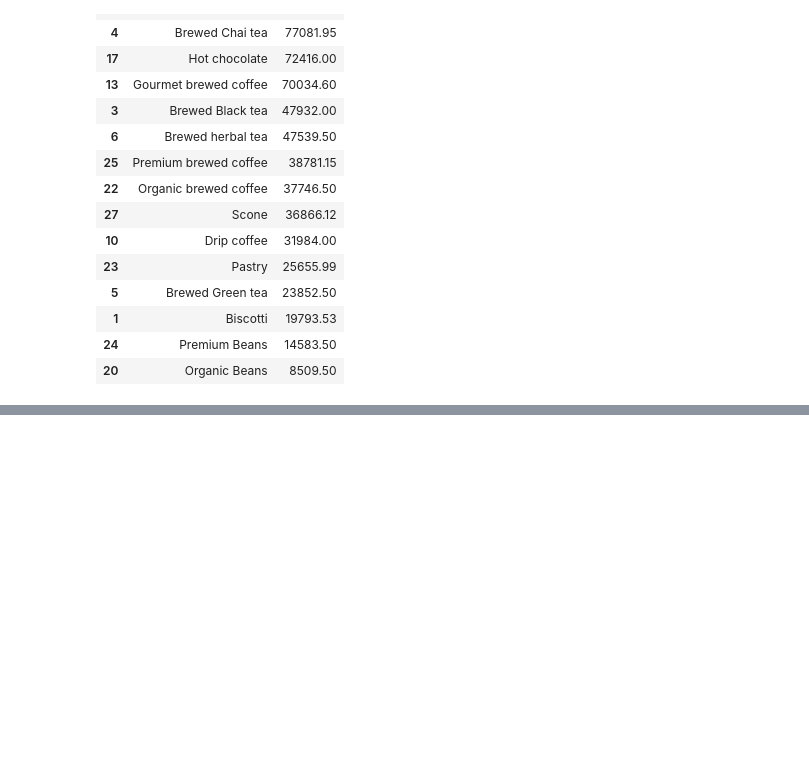
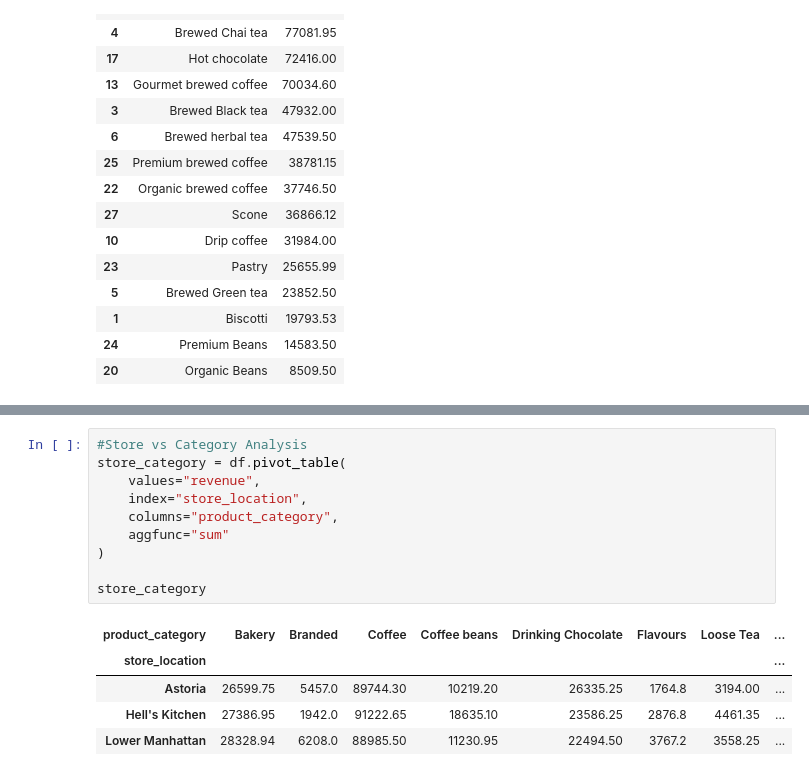
Before and after one commit to AN-ai-del/coffee-sales-trend-analysis, a Jupyter notebook: notebooks/EDA.ipynb, the cells around one changed output, grey strips where cells are left out. Drawn from its saved outputs; the diff is of its cells as text; blank space fills up the shorter version.

```diff
--- a/notebooks/EDA.ipynb
+++ b/notebooks/EDA.ipynb
@@ -589,0 +605,16 @@ product_type_revenue.head(15)
+# %%
+#Store vs Category Analysis
+store_category = df.pivot_table(
+    values="revenue",
+    index="store_location",
+    columns="product_category",
+    aggfunc="sum"
+)
+
+store_category
+# %% [output]
+| product_category | Bakery | Branded | Coffee | Coffee beans | Drinking Chocolate | Flavours | Loose Tea | ... |
+| store_location |  |  |  |  |  |  |  | ... |
+| Astoria | 26599.75 | 5457.0 | 89744.30 | 10219.20 | 26335.25 | 1764.8 | 3194.00 | ... |
+| Hell's Kitchen | 27386.95 | 1942.0 | 91222.65 | 18635.10 | 23586.25 | 2876.8 | 4461.35 | ... |
+| Lower Manhattan | 28328.94 | 6208.0 | 88985.50 | 11230.95 | 22494.50 | 3767.2 | 3558.25 | ... |
```
Also changed, not shown: parts of 2 cells of this notebook.
